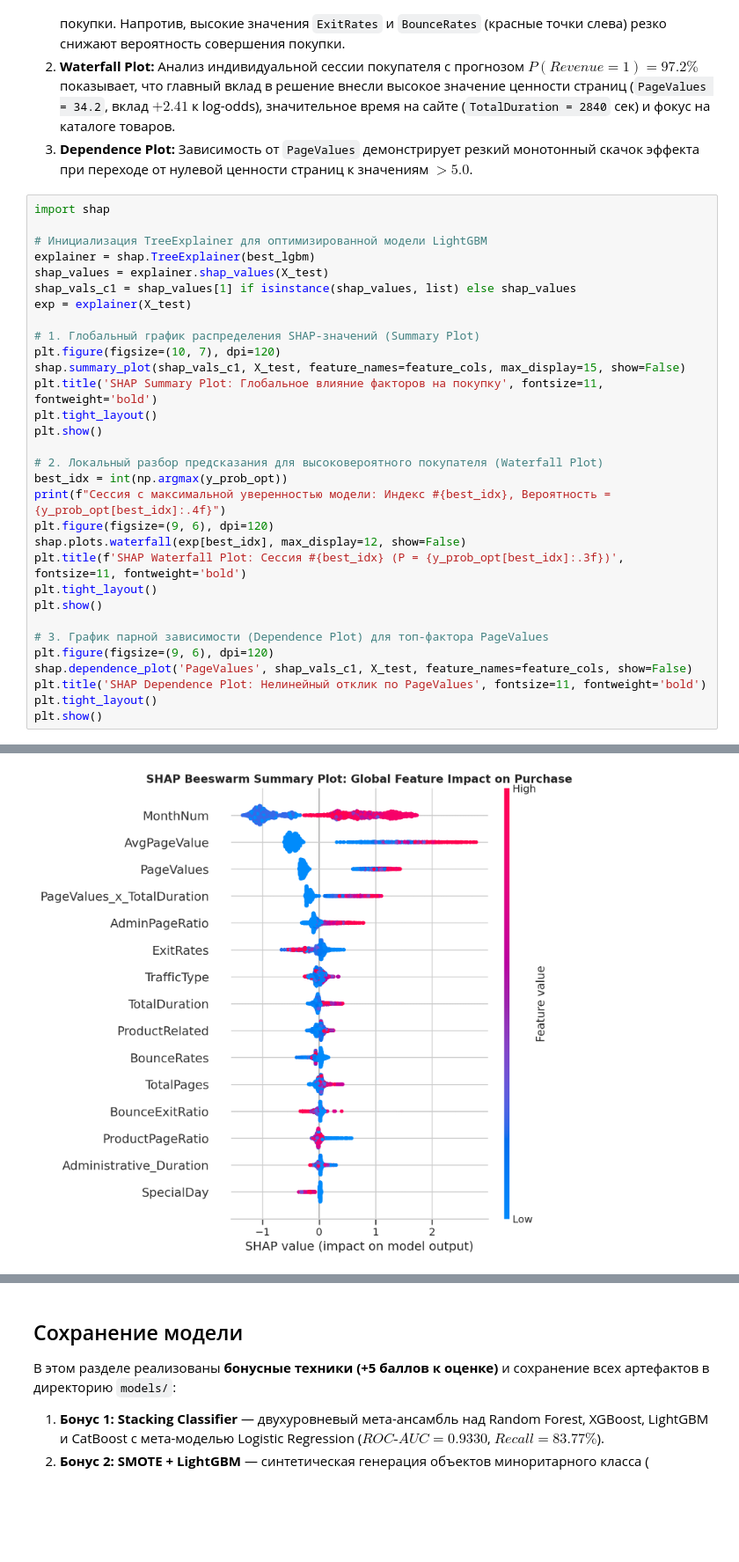
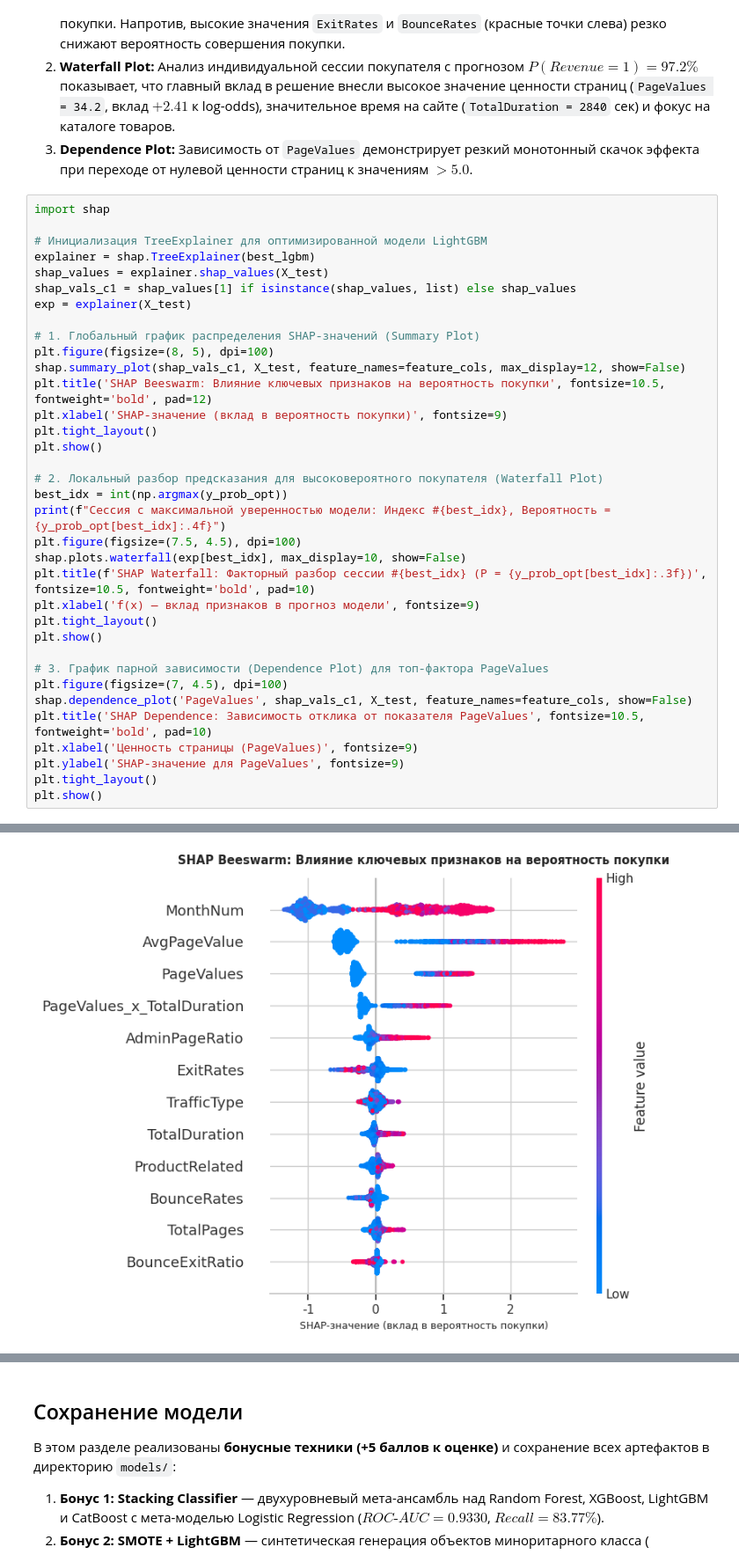
Before and after one commit to BratsunDanila/ml-course-bratsun, a Jupyter notebook: module-4-features/notebook.ipynb, the cells around one changed output, grey strips where cells are left out. Shown at 88% size. Drawn from its saved outputs; the diff is of its cells as text; blank space fills up the shorter version.

```diff
--- a/module-4-features/notebook.ipynb
+++ b/module-4-features/notebook.ipynb
@@ -457,34 +481,38 @@ ROC-AUC:   0.9335 (baseline: 0.9276, прирост: +0.0059)
 # %%
 import shap
 
 # Инициализация TreeExplainer для оптимизированной модели LightGBM
 explainer = shap.TreeExplainer(best_lgbm)
 shap_values = explainer.shap_values(X_test)
 shap_vals_c1 = shap_values[1] if isinstance(shap_values, list) else shap_values
 exp = explainer(X_test)
 
 # 1. Глобальный график распределения SHAP-значений (Summary Plot)
-plt.figure(figsize=(10, 7), dpi=120)
-shap.summary_plot(shap_vals_c1, X_test, feature_names=feature_cols, max_display=15, show=False)
-plt.title('SHAP Summary Plot: Глобальное влияние факторов на покупку', fontsize=11, fontweight='bold')
+plt.figure(figsize=(8, 5), dpi=100)
+shap.summary_plot(shap_vals_c1, X_test, feature_names=feature_cols, max_display=12, show=False)
+plt.title('SHAP Beeswarm: Влияние ключевых признаков на вероятность покупки', fontsize=10.5, fontweight='bold', pad=12)
+plt.xlabel('SHAP-значение (вклад в вероятность покупки)', fontsize=9)
 plt.tight_layout()
 plt.show()
 
 # 2. Локальный разбор предсказания для высоковероятного покупателя (Waterfall Plot)
 best_idx = int(np.argmax(y_prob_opt))
 print(f"Сессия с максимальной уверенностью модели: Индекс #{best_idx}, Вероятность = {y_prob_opt[best_idx]:.4f}")
-plt.figure(figsize=(9, 6), dpi=120)
-shap.plots.waterfall(exp[best_idx], max_display=12, show=False)
-plt.title(f'SHAP Waterfall Plot: Сессия #{best_idx} (P = {y_prob_opt[best_idx]:.3f})', fontsize=11, fontweight='bold')
+plt.figure(figsize=(7.5, 4.5), dpi=100)
+shap.plots.waterfall(exp[best_idx], max_display=10, show=False)
+plt.title(f'SHAP Waterfall: Факторный разбор сессии #{best_idx} (P = {y_prob_opt[best_idx]:.3f})', fontsize=10.5, fontweight='bold', pad=10)
+plt.xlabel('f(x) — вклад признаков в прогноз модели', fontsize=9)
 plt.tight_layout()
 plt.show()
 
 # 3. График парной зависимости (Dependence Plot) для топ-фактора PageValues
-plt.figure(figsize=(9, 6), dpi=120)
+plt.figure(figsize=(7, 4.5), dpi=100)
 shap.dependence_plot('PageValues', shap_vals_c1, X_test, feature_names=feature_cols, show=False)
-plt.title('SHAP Dependence Plot: Нелинейный отклик по PageValues', fontsize=11, fontweight='bold')
+plt.title('SHAP Dependence: Зависимость отклика от показателя PageValues', fontsize=10.5, fontweight='bold', pad=10)
+plt.xlabel('Ценность страницы (PageValues)', fontsize=9)
+plt.ylabel('SHAP-значение для PageValues', fontsize=9)
 plt.tight_layout()
 plt.show()
 # %% [output]
 Сессия с максимальной уверенностью модели: Индекс #1406, Вероятность = 0.9724
-[figure, old version]
+[figure, new version]
```
Also changed, not shown: parts of 5 cells of this notebook, 7 other files.
